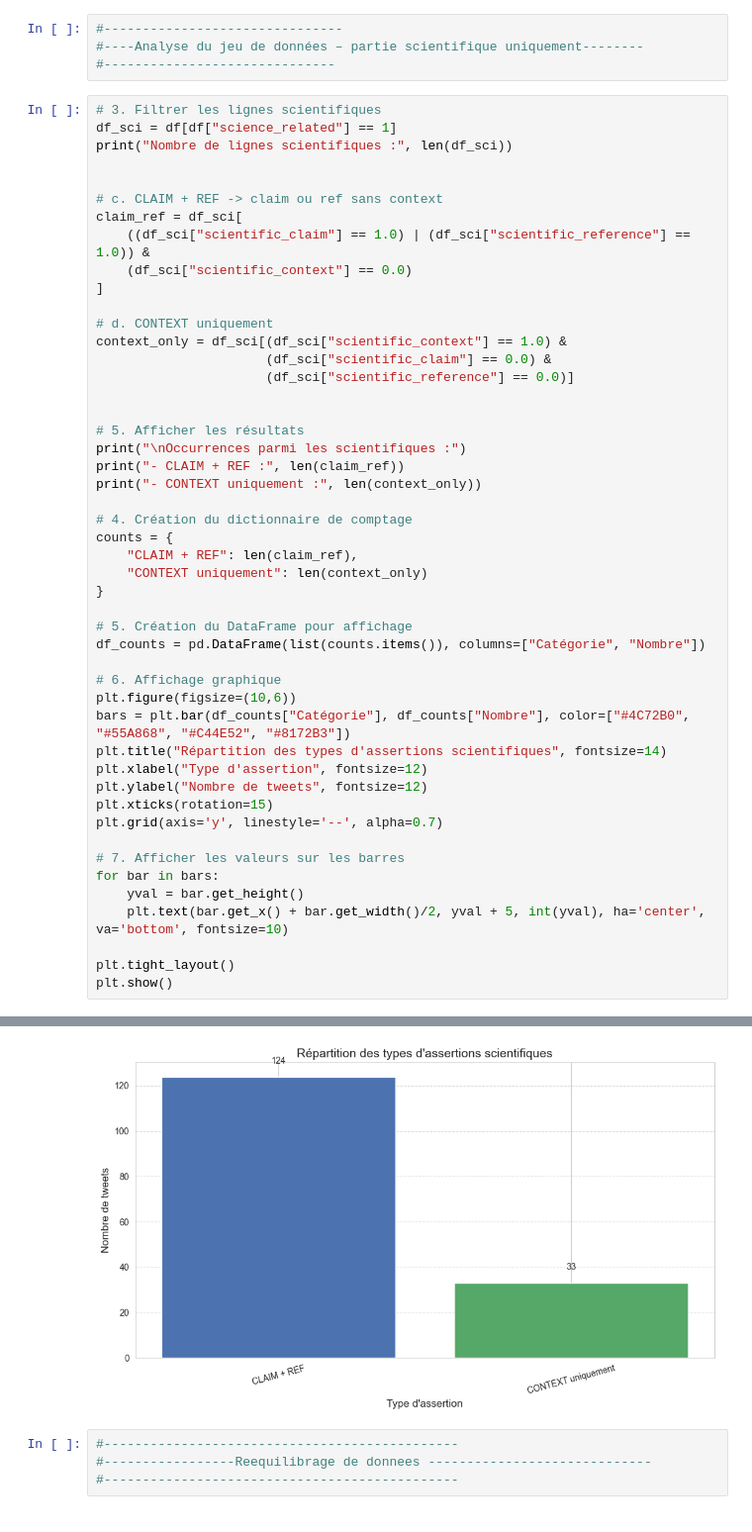
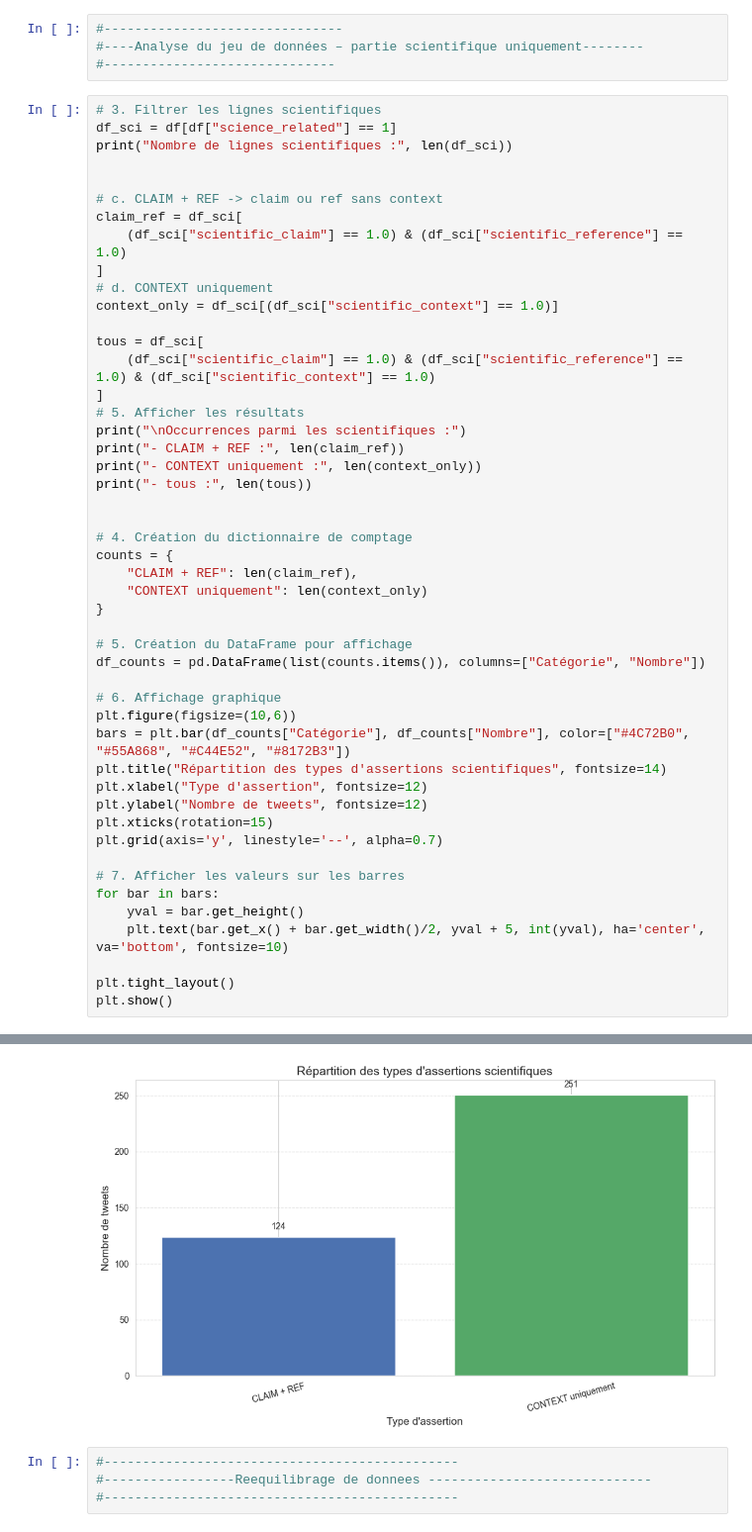
Before and after one commit to NinaShine/Machine_learning, a Jupyter notebook: Projet/test-CLAIM-REFvsCONTEXT.ipynb, the cells around one changed output, grey strips where cells are left out. Shown at 99% size. Cells and saved outputs as stored; diff of their text form.

```diff
--- a/Projet/test-CLAIM-REFvsCONTEXT.ipynb
+++ b/Projet/test-CLAIM-REFvsCONTEXT.ipynb
@@ -105,20 +105,20 @@ print("Nombre de lignes scientifiques :", len(df_sci))
 
 # c. CLAIM + REF -> claim ou ref sans context
 claim_ref = df_sci[
-    ((df_sci["scientific_claim"] == 1.0) | (df_sci["scientific_reference"] == 1.0)) &
-    (df_sci["scientific_context"] == 0.0)
+    (df_sci["scientific_claim"] == 1.0) & (df_sci["scientific_reference"] == 1.0)
 ]
+# d. CONTEXT uniquement
+context_only = df_sci[(df_sci["scientific_context"] == 1.0)]
 
-# d. CONTEXT uniquement
-context_only = df_sci[(df_sci["scientific_context"] == 1.0) &
-                      (df_sci["scientific_claim"] == 0.0) &
-                      (df_sci["scientific_reference"] == 0.0)]
-
-
+tous = df_sci[
+    (df_sci["scientific_claim"] == 1.0) & (df_sci["scientific_reference"] == 1.0) & (df_sci["scientific_context"] == 1.0)
+]
 # 5. Afficher les résultats
 print("\nOccurrences parmi les scientifiques :")
 print("- CLAIM + REF :", len(claim_ref))
 print("- CONTEXT uniquement :", len(context_only))
+print("- tous :", len(tous))
+
 
 # 4. Création du dictionnaire de comptage
 counts = {
@@ -154,4 +155,4 @@ Occurrences parmi les scientifiques :
-[figure, old version]
+[figure, new version]
 # %%
 #----------------------------------------------
 #-----------------Reequilibrage de donnees -----------------------------
```
Also changed, not shown: parts of 3 cells of this notebook, 1 other file.
